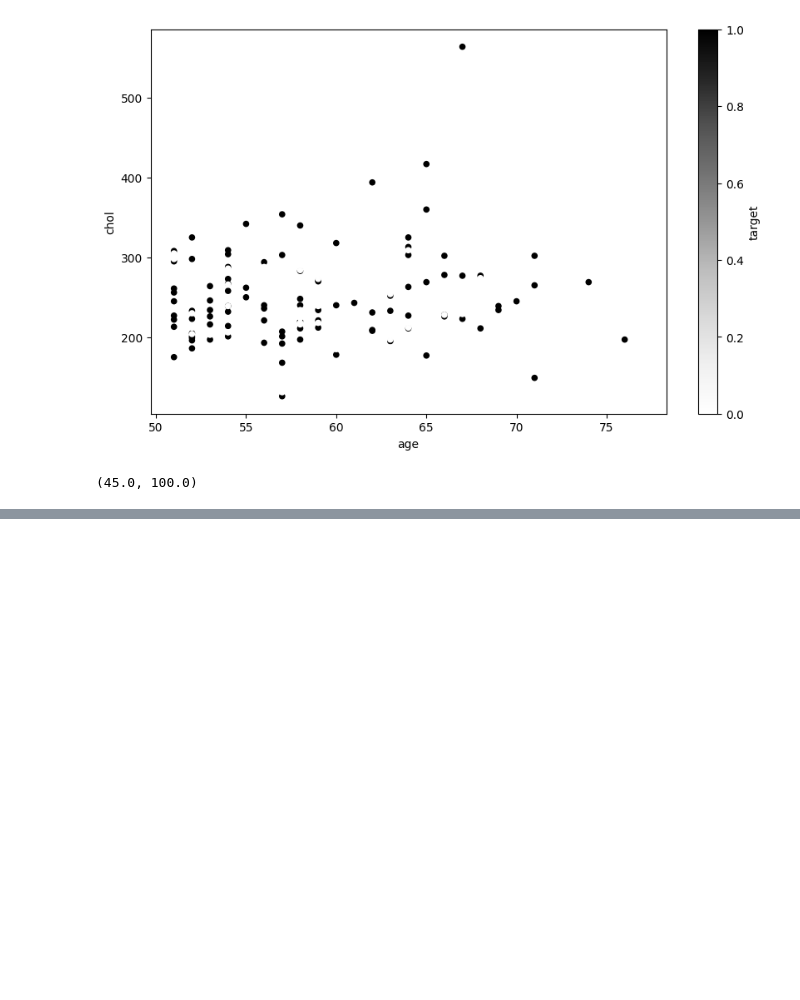
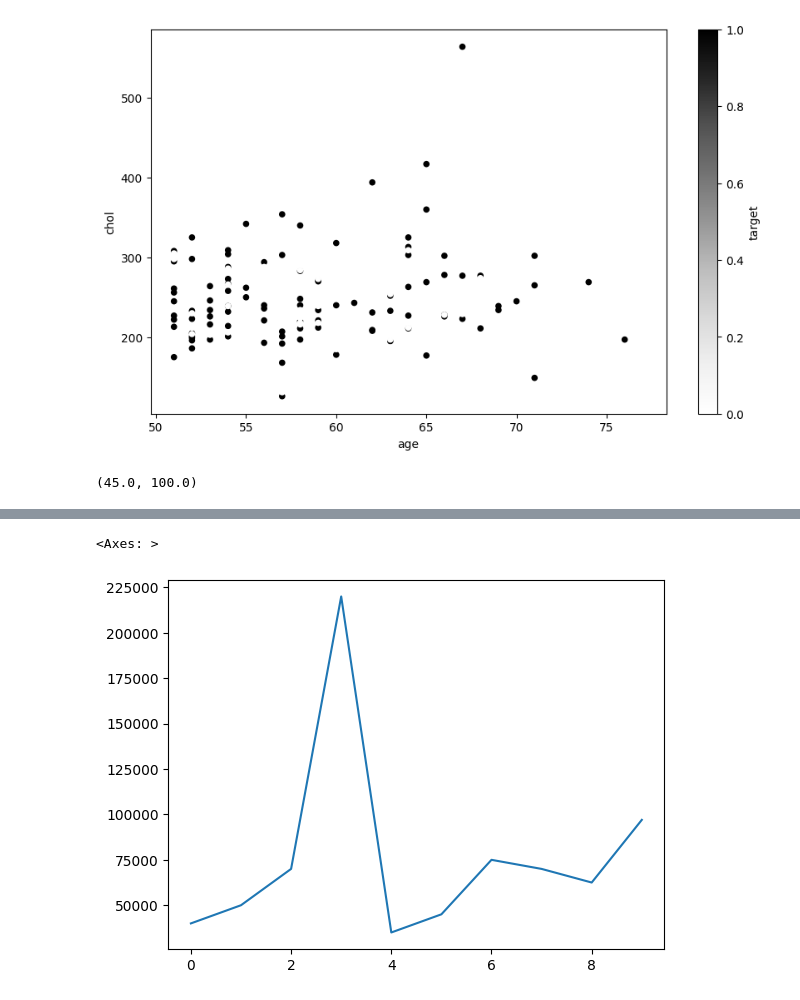
Before and after one commit to citysiva180/machine-learning-repo, a Jupyter notebook: Complete_Machine_Learing_and_DataScience_BootCamp_2023_v2.ipynb, the cells around one changed output, grey strips where cells are left out. Drawn from its saved outputs; the diff is of its cells as text; code cells hidden in the pictures; blank space fills up the shorter version.

```diff
--- a/Complete_Machine_Learing_and_DataScience_BootCamp_2023_v2.ipynb
+++ b/Complete_Machine_Learing_and_DataScience_BootCamp_2023_v2.ipynb
@@ -1390,0 +1482,5 @@ ax.set_xlim([45,100])
+# %%
+car_sales["Price"].plot()
+# %% [output]
+<Axes: >
+[figure, added]
```
Also changed, not shown: parts of 18 cells of this notebook.
